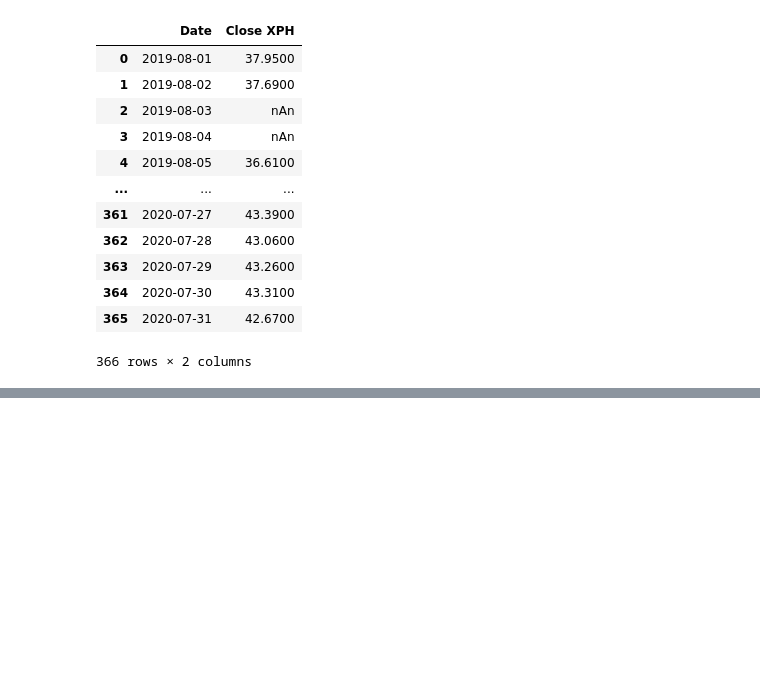
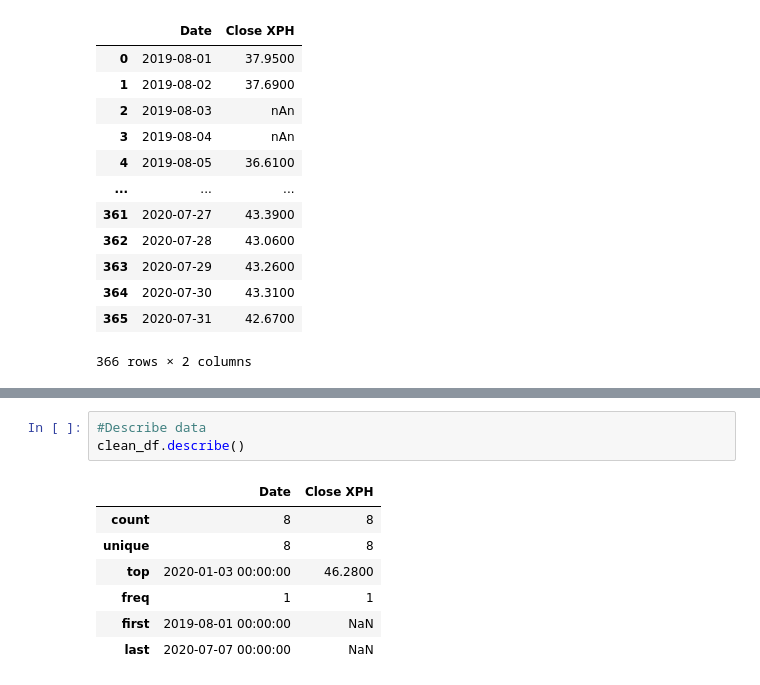
Before and after one commit to Dinorobie/stocks-covid, a Jupyter notebook: stock_data.ipynb, the cells around one changed output, grey strips where cells are left out. Saved outputs shown, nothing was run; the diff lists cells and outputs as text; blank space fills up the shorter version.

```diff
--- a/stock_data.ipynb
+++ b/stock_data.ipynb
@@ -70,0 +108,11 @@ ticker_value_df
+# %%
+#Describe data
+clean_df.describe()
+# %% [output]
+|  | Date | Close XPH |
+| count | 8 | 8 |
+| unique | 8 | 8 |
+| top | 2020-01-03 00:00:00 | 46.2800 |
+| freq | 1 | 1 |
+| first | 2019-08-01 00:00:00 | NaN |
+| last | 2020-07-07 00:00:00 | NaN |
```
Also changed, not shown: parts of 3 cells of this notebook.
